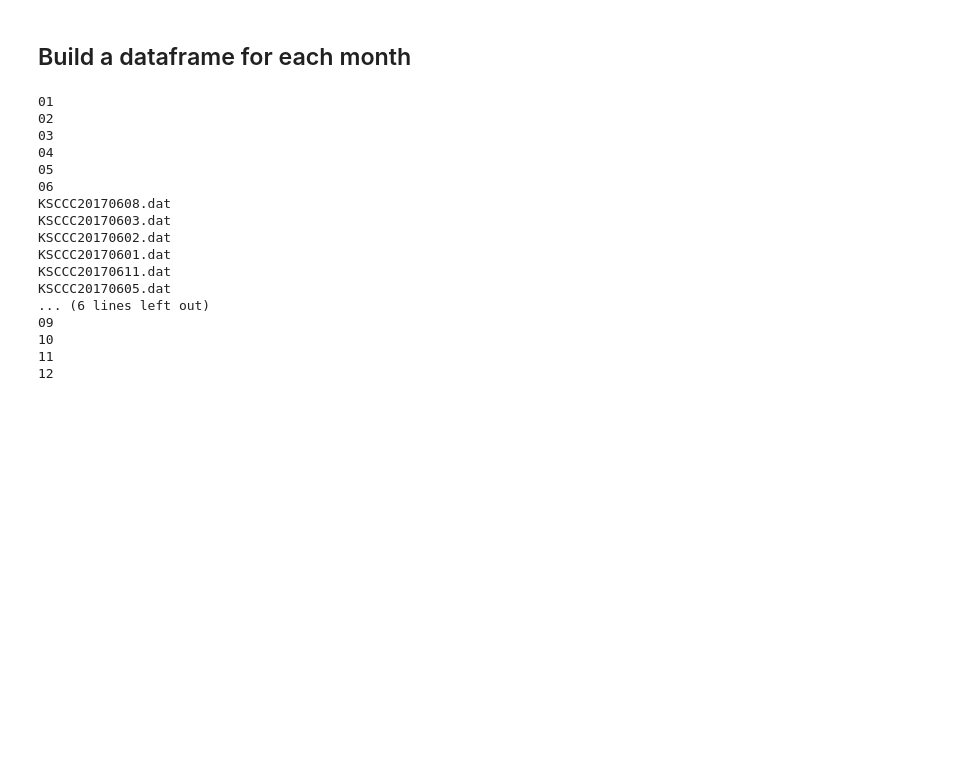
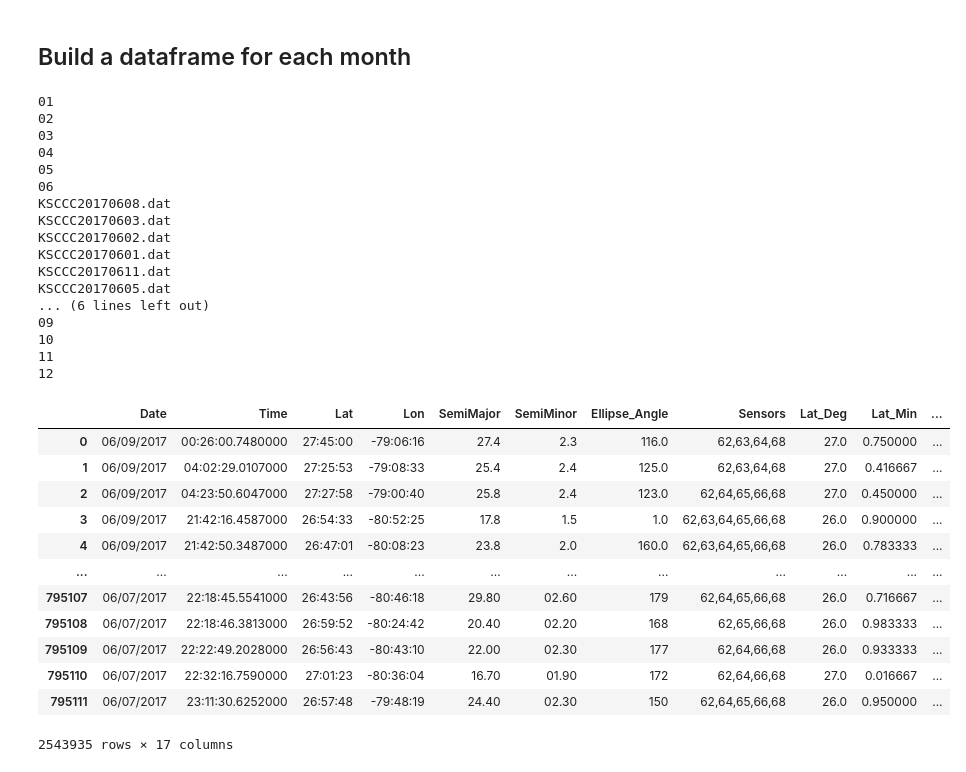
Before and after one commit to bmccl87/merlin_data_analysis, a Jupyter notebook: merlin_cc_data.ipynb, the cells around one changed output. Saved outputs shown, nothing was run; the diff lists cells and outputs as text; code cells hidden in the pictures; blank space fills up the shorter version.

```diff
--- a/merlin_cc_data.ipynb
+++ b/merlin_cc_data.ipynb
@@ -56,35 +56,48 @@ for yr in yrs:
             for file in files:
                 if first_file==True:
                     first_file=False
                     merlin_cc = pd.read_csv(dir+file,sep=' ',header=None,usecols=[0,2,6,8,20,22,24,26],low_memory=False,\
-                        on_bad_lines='skip',parse_dates={"Date_Time":[0,2]})
+                        on_bad_lines='skip')
                 else:
                     print(file)
                     merlin_cc = merlin_cc.append(pd.read_csv(dir+file,sep=' ',header=None,usecols=[0,2,6,8,20,22,24,26],\
-                        on_bad_lines='skip',low_memory=False, parse_dates={"Date_Time":[0,2]}))
+                        on_bad_lines='skip',low_memory=False))
             data_stor = '/Users/brandonmcclung/Data/pickles/'
             file = open(data_stor+yr+'_'+mo+'_merlin_cc_df.p','wb')
             pickle.dump(merlin_cc,file)
             file.close()
-merlin_cc.set_index("Date_Time",inplace=True)
-merlin_cc.rename({6:'Lat',8:'Lon',20:'SemiMajor',22:'SemiMinor',24:'Ellipse_Angle',26:'Sensors'},inplace=True,axis=1)
+merlin_cc.rename({0:'Date',2:'Time',6:'Lat',8:'Lon',20:'SemiMajor',22:'SemiMinor',24:'Ellipse_Angle',26:'Sensors'},inplace=True,axis=1)
 merlin_cc.dropna(inplace=True,axis=0)
-#merlin_cc.columns=['Lat','Lon','SemiMajor','SemiMinor','EllipseAngle','Sensors']
+merlin_cc = convert_lat_lon(merlin_cc)
+merlin_cc['Date_Time'] = pd.to_datetime(merlin_cc['Date']+' '+merlin_cc['Time'],errors='coerce')
 # %% [output]
 01
 02
 03
 04
 05
 06
 KSCCC20170608.dat
 KSCCC20170603.dat
 KSCCC20170602.dat
 KSCCC20170601.dat
 KSCCC20170611.dat
 KSCCC20170605.dat
 ... (6 lines left out)
 09
 10
 11
 12
+|  | Date | Time | Lat | Lon | SemiMajor | SemiMinor | Ellipse_Angle | Sensors | Lat_Deg | Lat_Min | ... |
+| 0 | 06/09/2017 | 00:26:00.7480000 | 27:45:00 | -79:06:16 | 27.4 | 2.3 | 116.0 | 62,63,64,68 | 27.0 | 0.750000 | ... |
+| 1 | 06/09/2017 | 04:02:29.0107000 | 27:25:53 | -79:08:33 | 25.4 | 2.4 | 125.0 | 62,63,64,68 | 27.0 | 0.416667 | ... |
+| 2 | 06/09/2017 | 04:23:50.6047000 | 27:27:58 | -79:00:40 | 25.8 | 2.4 | 123.0 | 62,64,65,66,68 | 27.0 | 0.450000 | ... |
+| 3 | 06/09/2017 | 21:42:16.4587000 | 26:54:33 | -80:52:25 | 17.8 | 1.5 | 1.0 | 62,63,64,65,66,68 | 26.0 | 0.900000 | ... |
+| 4 | 06/09/2017 | 21:42:50.3487000 | 26:47:01 | -80:08:23 | 23.8 | 2.0 | 160.0 | 62,63,64,65,66,68 | 26.0 | 0.783333 | ... |
+| ... | ... | ... | ... | ... | ... | ... | ... | ... | ... | ... | ... |
+| 795107 | 06/07/2017 | 22:18:45.5541000 | 26:43:56 | -80:46:18 | 29.80 | 02.60 | 179 | 62,64,65,66,68 | 26.0 | 0.716667 | ... |
+| 795108 | 06/07/2017 | 22:18:46.3813000 | 26:59:52 | -80:24:42 | 20.40 | 02.20 | 168 | 62,65,66,68 | 26.0 | 0.983333 | ... |
+| 795109 | 06/07/2017 | 22:22:49.2028000 | 26:56:43 | -80:43:10 | 22.00 | 02.30 | 177 | 62,64,66,68 | 26.0 | 0.933333 | ... |
+| 795110 | 06/07/2017 | 22:32:16.7590000 | 27:01:23 | -80:36:04 | 16.70 | 01.90 | 172 | 62,64,66,68 | 27.0 | 0.016667 | ... |
+| 795111 | 06/07/2017 | 23:11:30.6252000 | 26:57:48 | -79:48:19 | 24.40 | 02.30 | 150 | 62,64,65,66,68 | 26.0 | 0.950000 | ... |
+2543935 rows × 17 columns
```
Also changed, not shown: parts of 4 cells of this notebook.
